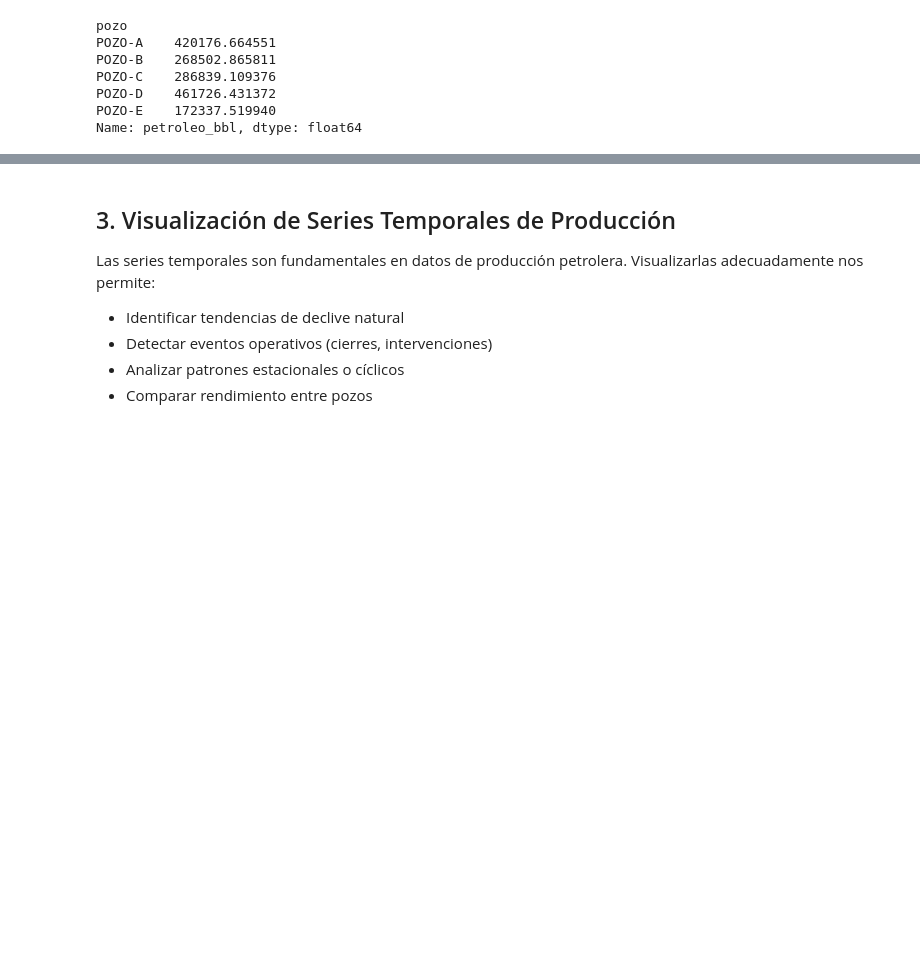
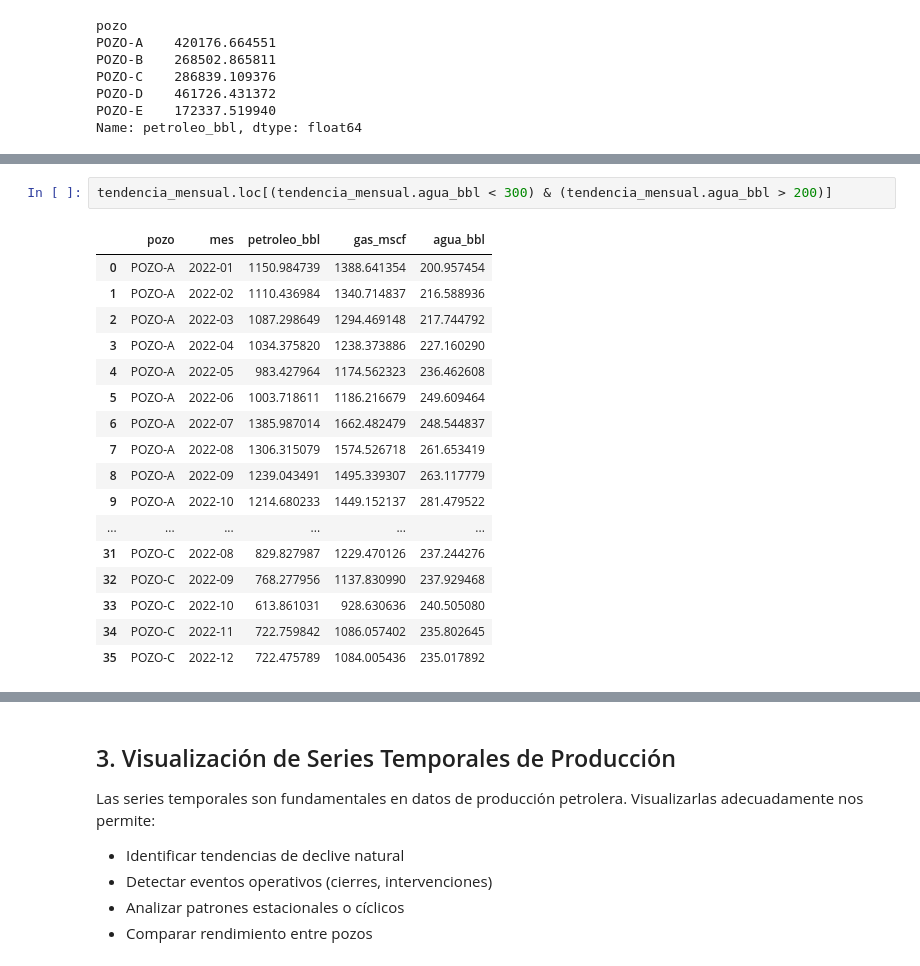
Before and after one commit to ERoblesMSNTIC/bootcamp-institute-intro, a Jupyter notebook: laboratorio-01.ipynb, the cells around one changed output, grey strips where cells are left out. Drawn from its saved outputs; the diff is of its cells as text; blank space fills up the shorter version.

```diff
--- a/laboratorio-01.ipynb
+++ b/laboratorio-01.ipynb
@@ -360,3 +380,23 @@ tendencia_mensual.head()
+# %%
+tendencia_mensual.loc[(tendencia_mensual.agua_bbl < 300) & (tendencia_mensual.agua_bbl > 200)]
+# %% [output]
+|  | pozo | mes | petroleo_bbl | gas_mscf | agua_bbl |
+| 0 | POZO-A | 2022-01 | 1150.984739 | 1388.641354 | 200.957454 |
+| 1 | POZO-A | 2022-02 | 1110.436984 | 1340.714837 | 216.588936 |
+| 2 | POZO-A | 2022-03 | 1087.298649 | 1294.469148 | 217.744792 |
+| 3 | POZO-A | 2022-04 | 1034.375820 | 1238.373886 | 227.160290 |
+| 4 | POZO-A | 2022-05 | 983.427964 | 1174.562323 | 236.462608 |
+| 5 | POZO-A | 2022-06 | 1003.718611 | 1186.216679 | 249.609464 |
+| 6 | POZO-A | 2022-07 | 1385.987014 | 1662.482479 | 248.544837 |
+| 7 | POZO-A | 2022-08 | 1306.315079 | 1574.526718 | 261.653419 |
+| 8 | POZO-A | 2022-09 | 1239.043491 | 1495.339307 | 263.117779 |
+| 9 | POZO-A | 2022-10 | 1214.680233 | 1449.152137 | 281.479522 |
+| ... | ... | ... | ... | ... | ... |
+| 31 | POZO-C | 2022-08 | 829.827987 | 1229.470126 | 237.244276 |
+| 32 | POZO-C | 2022-09 | 768.277956 | 1137.830990 | 237.929468 |
+| 33 | POZO-C | 2022-10 | 613.861031 | 928.630636 | 240.505080 |
+| 34 | POZO-C | 2022-11 | 722.759842 | 1086.057402 | 235.802645 |
+| 35 | POZO-C | 2022-12 | 722.475789 | 1084.005436 | 235.017892 |
 # %%
 # Análisis de correlación entre variables
 print("\nMatriz de correlación entre variables principales:")
```
Also changed, not shown: parts of 12 cells of this notebook.
